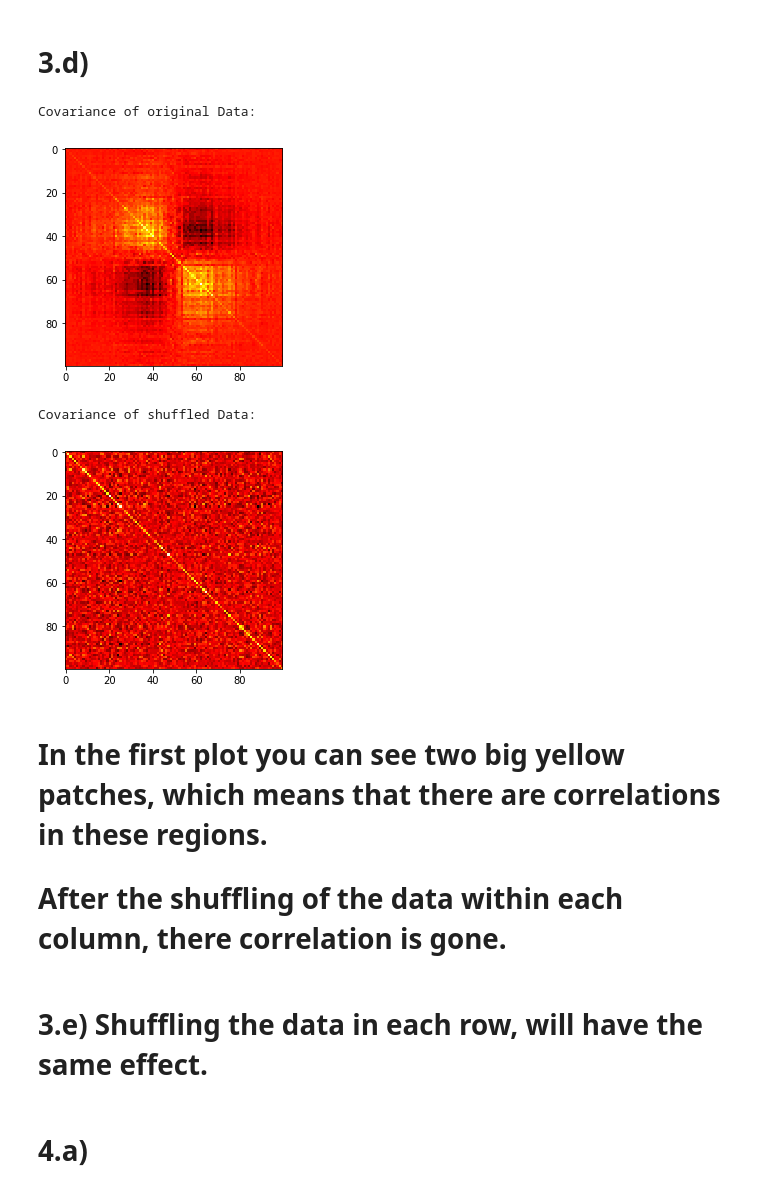
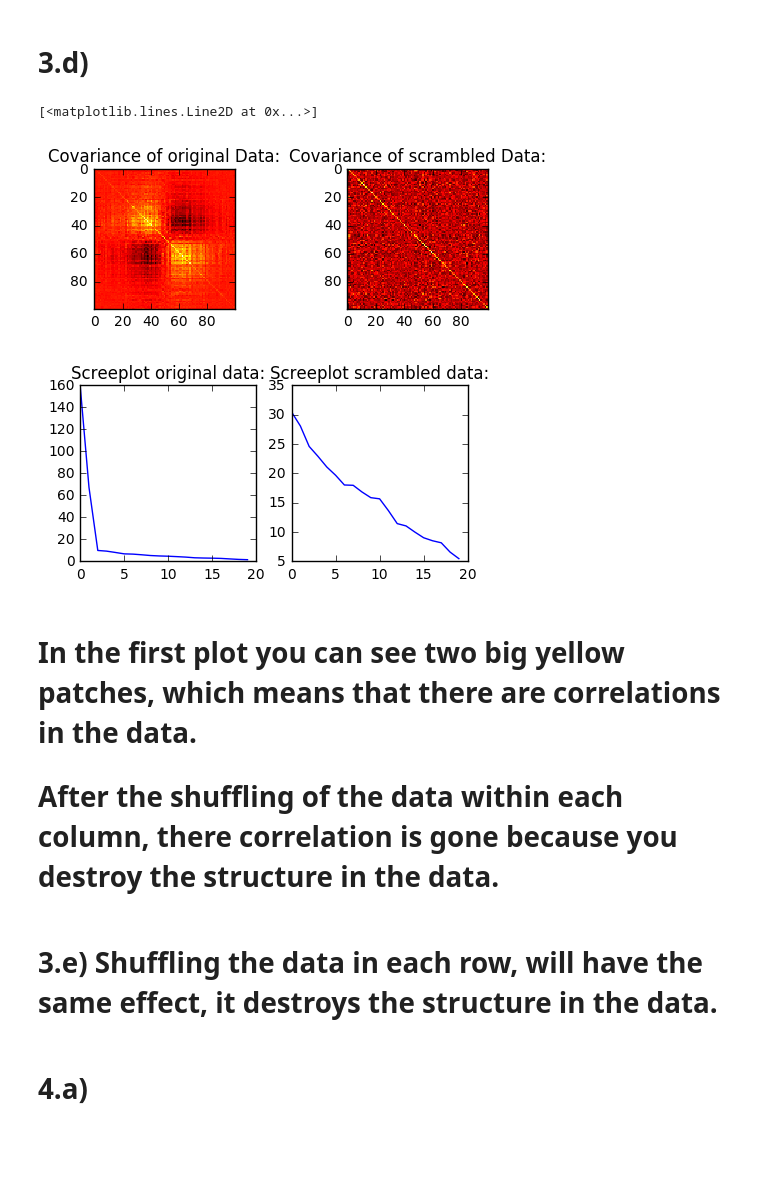
Before and after one commit to muellerfelix/mi-2, a Jupyter notebook: hw-2/sheet2.ipynb, the cells around one changed output. Saved outputs shown, nothing was run; the diff lists cells and outputs as text; code cells hidden in the pictures; blank space fills up the shorter version.

```diff
--- a/hw-2/sheet2.ipynb
+++ b/hw-2/sheet2.ipynb
@@ -292,28 +290,56 @@ for i in range(expDat_copy.shape[1]):
     np.random.shuffle(expDat_copy[:,i])
 # %% [markdown]
 # 3.d)
-# %%
-cov_original = np.cov(expDat)
-
-print('Covariance of original Data:')
-plt.imshow(cov_original, cmap='hot', interpolation='nearest')
-plt.show()
-
-cov_copy = np.cov(expDat_copy)
-print('Covariance of shuffled Data:')
-plt.imshow(cov_copy, cmap='hot', interpolation='nearest')
-plt.show()
-# %% [output]
-Covariance of original Data:
-[figure, removed]
-Covariance of shuffled Data:
-[figure, removed]
+# %%
+cov_original = np.cov(expDat)
+
+
+plt.subplot(2,2,1)
+plt.title('Covariance of original Data:')
+plt.imshow(cov_original, cmap='hot', interpolation='nearest')
+
+
+
+
+
+
+cov_copy = np.cov(expDat_copy)
+plt.subplot(2,2,2)
+plt.title('Covariance of scrambled Data:')
+plt.imshow(cov_copy, cmap='hot', interpolation='nearest')
+
+
+
+
+centered = expDat - mean
+C = np.cov(centered.T)
+w,v = np.linalg.eigh(C)
+evalues = w[::-1]
+t = np.arange(evalues.shape[0])
+plt.figure(figsize=(5,5))
+plt.subplot(2,2,3)
+plt.title('Screeplot original data:')
+plt.plot(t,evalues)
+
+
+centered = expDat_copy - mean
+C = np.cov(centered.T)
+w,v = np.linalg.eigh(C)
+evalues = w[::-1]
+t = np.arange(evalues.shape[0])
+plt.subplot(2,2,4)
+plt.title('Screeplot scrambled data:')
+plt.plot(t,evalues)
+# %% [output]
+[<matplotlib.lines.Line2D at 0x...>]
+[figure, added]
+[figure, added]
 # %% [markdown]
-# In the first plot you can see two big yellow patches, which means that there are correlations in these regions.
+# In the first plot you can see two big yellow patches, which means that there are correlations in the data.
 
-# After the shuffling of the data within each column, there correlation  is gone.
+# After the shuffling of the data within each column, there correlation  is gone because you destroy the structure in the data.
 # %% [markdown]
-# 3.e) Shuffling the data in each row, will have the same effect.
+# 3.e) Shuffling the data in each row, will have the same effect, it destroys the structure in the data.
 # %% [markdown]
 # 4.a)
 # %%
```
Also changed, not shown: parts of 18 cells of this notebook.
